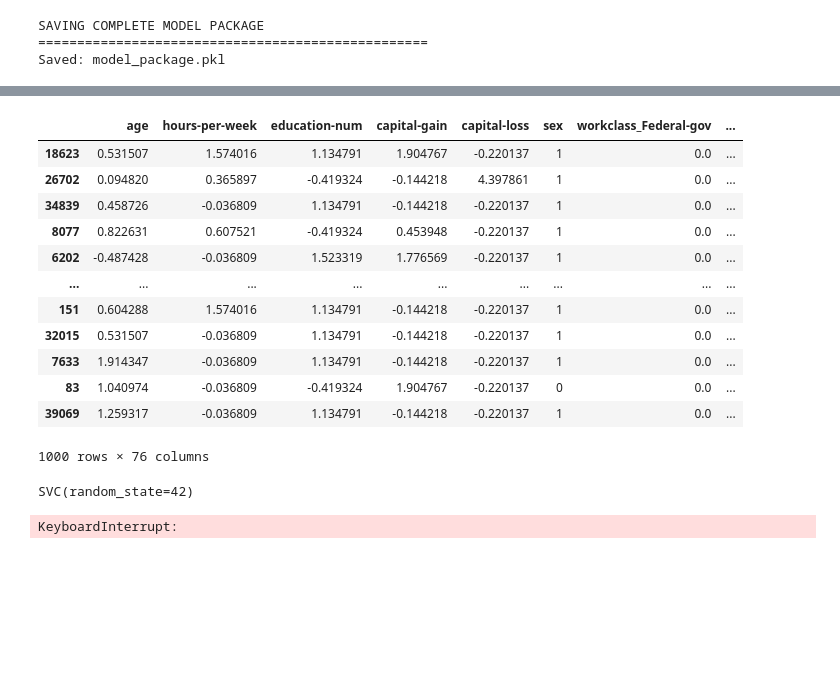
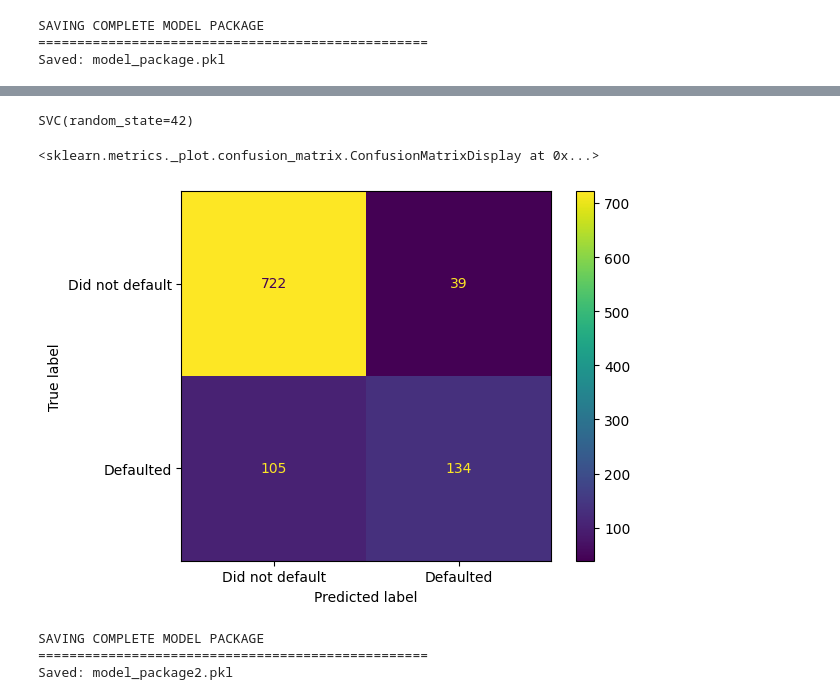
Before and after one commit to isamontresoro/dl-survey-live-lab-2025, a Jupyter notebook: notebooks/01_baseline_random_forest_gradio.ipynb, the cells around one changed output, grey strips where cells are left out. Cells and saved outputs as stored; diff of their text form; code cells hidden in the pictures; blank space fills up the shorter version.

```diff
--- a/notebooks/01_baseline_random_forest_gradio.ipynb
+++ b/notebooks/01_baseline_random_forest_gradio.ipynb
@@ -805,22 +685,18 @@ X_train_notballer_downsampled
-# %%
-X_train_baller_downsampled
-# %% [output]
-|  | age | hours-per-week | education-num | capital-gain | capital-loss | sex | workclass_Federal-gov | ... |
-| 18623 | 0.531507 | 1.574016 | 1.134791 | 1.904767 | -0.220137 | 1 | 0.0 | ... |
-| 26702 | 0.094820 | 0.365897 | -0.419324 | -0.144218 | 4.397861 | 1 | 0.0 | ... |
-| 34839 | 0.458726 | -0.036809 | 1.134791 | -0.144218 | -0.220137 | 1 | 0.0 | ... |
-| 8077 | 0.822631 | 0.607521 | -0.419324 | 0.453948 | -0.220137 | 1 | 0.0 | ... |
-| 6202 | -0.487428 | -0.036809 | 1.523319 | 1.776569 | -0.220137 | 1 | 0.0 | ... |
-| ... | ... | ... | ... | ... | ... | ... | ... | ... |
-| 151 | 0.604288 | 1.574016 | 1.134791 | -0.144218 | -0.220137 | 1 | 0.0 | ... |
-| 32015 | 0.531507 | -0.036809 | 1.134791 | -0.144218 | -0.220137 | 1 | 0.0 | ... |
-| 7633 | 1.914347 | -0.036809 | 1.134791 | -0.144218 | -0.220137 | 1 | 0.0 | ... |
-| 83 | 1.040974 | -0.036809 | -0.419324 | 1.904767 | -0.220137 | 0 | 0.0 | ... |
-| 39069 | 1.259317 | -0.036809 | 1.134791 | -0.144218 | -0.220137 | 1 | 0.0 | ... |
-1000 rows × 76 columns
+# %%
+X_train_downsampled, y_train_downsampled = resample(X_train_final, y_train,
+                                                    replace=False,
+                                                    n_samples=1000,
+                                                    random_state=42,
+                                                    stratify=y_train)
+
+X_test_downsampled, y_test_downsampled = resample(X_test_final, y_test,
+                                                  replace=False,
+                                                  n_samples=1000,
+                                                  random_state=42,
+                                                  stratify=y_test)
 # %%
 clf_svm = SVC(random_state=42)
-clf_svm.fit(X_train_final, y_train)
+clf_svm.fit(X_train_downsampled, y_train_downsampled)
 # %% [output]
 SVC(random_state=42)
 # %%
@@ -828,9 +704,43 @@ from sklearn.metrics import confusion_matrix # this creates a confusion matrix
 from sklearn.metrics import ConfusionMatrixDisplay # creates and draws a confusion matrix
 # %%
 ConfusionMatrixDisplay.from_estimator(clf_svm,
-                                      X_test_final,
-                                      y_test,
+                                      X_test_downsampled,
+                                      y_test_downsampled,
                                       values_format='d',
-                                      display_labels=["<=50k", ">50k"])
+                                      display_labels=["Did not default", "Defaulted"])
 # %% [output]
-KeyboardInterrupt:
+<sklearn.metrics._plot.confusion_matrix.ConfusionMatrixDisplay at 0x...>
+[figure, added]
+# %%
+print("SAVING COMPLETE MODEL PACKAGE")
+print("=" * 50)
+
+# Create a complete model package
+model_package = {
+    'model': {rf, clf_svm},
+    'preprocessors': {
+        'num_imputer': num_imputer,
+        'scaler': scaler,
+        'cat_imputer': cat_imputer,
+        'label_encoder': le,
+        'onehot_encoder': ohe,
+
+
+    },
+    'data': {
+        'X_train': X_train_final,
+        'X_test': X_test_final,
+        'y_train': y_train,
+        'y_test': y_test
+    }
+}
+
+
+with open('model_package2.pkl', 'wb') as f:
+    pickle.dump(model_package, f)
+
+print("Saved: model_package2.pkl")
+# %% [output]
+SAVING COMPLETE MODEL PACKAGE
+==================================================
+Saved: model_package2.pkl
```
Also changed, not shown: parts of 13 cells of this notebook.
